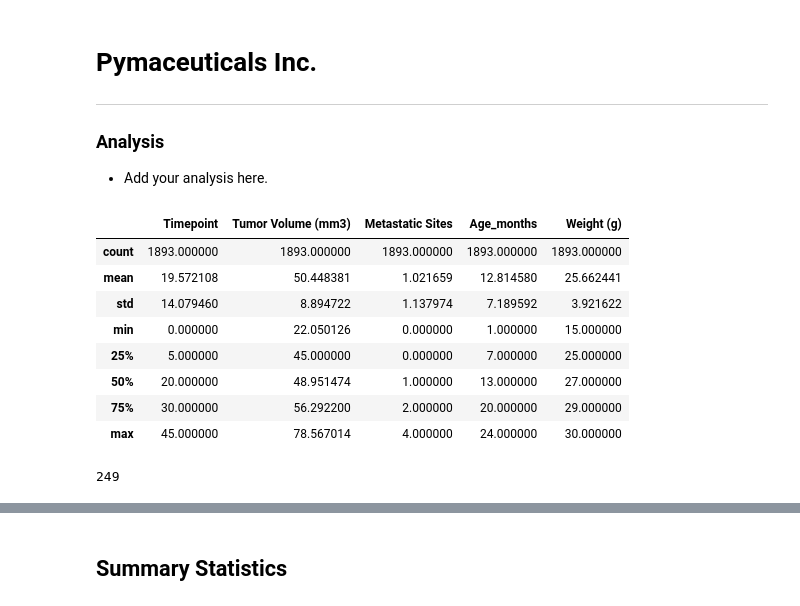
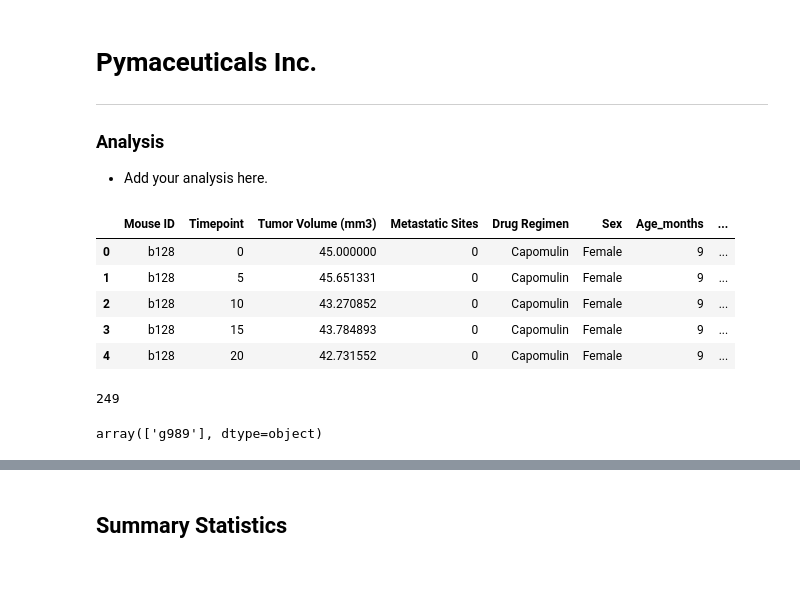
Before and after one commit to kgndirangu/pymaceuticlas, a Jupyter notebook: pymaceuticals_starter_KN.ipynb, the cells around one changed output, grey strips where cells are left out. Drawn from its saved outputs; the diff is of its cells as text; code cells hidden in the pictures; blank space fills up the shorter version.

```diff
--- a/pymaceuticals_starter_KN.ipynb
+++ b/pymaceuticals_starter_KN.ipynb
@@ -8,34 +8,31 @@
 # %%
 # Dependencies and Setup
 import matplotlib.pyplot as plt
 import pandas as pd
 import scipy.stats as st
 
 # Study data files
 mouse_metadata_path = "data/Mouse_metadata.csv"
 study_results_path = "data/Study_results.csv"
 
 # Read the mouse data and the study results
 mouse_metadata = pd.read_csv(mouse_metadata_path)
 study_results = pd.read_csv(study_results_path)
 
 # Combine the data into a single DataFrame
-#merge on left vs inner????
+#default inner
 mouse_results = pd.merge(study_results, mouse_metadata, on=["Mouse ID"])
 
 # Display the data table for preview, all rows accounted for howvwer it is sorted on ID instead of timepoint
 mouse_results.head()
-mouse_results.describe()
+#mouse_results.describe()
 # %% [output]
-|  | Timepoint | Tumor Volume (mm3) | Metastatic Sites | Age_months | Weight (g) |
-| count | 1893.000000 | 1893.000000 | 1893.000000 | 1893.000000 | 1893.000000 |
-| mean | 19.572108 | 50.448381 | 1.021659 | 12.814580 | 25.662441 |
-| std | 14.079460 | 8.894722 | 1.137974 | 7.189592 | 3.921622 |
-| min | 0.000000 | 22.050126 | 0.000000 | 1.000000 | 15.000000 |
-| 25% | 5.000000 | 45.000000 | 0.000000 | 7.000000 | 25.000000 |
-| 50% | 20.000000 | 48.951474 | 1.000000 | 13.000000 | 27.000000 |
-| 75% | 30.000000 | 56.292200 | 2.000000 | 20.000000 | 29.000000 |
-| max | 45.000000 | 78.567014 | 4.000000 | 24.000000 | 30.000000 |
+|  | Mouse ID | Timepoint | Tumor Volume (mm3) | Metastatic Sites | Drug Regimen | Sex | Age_months | ... |
+| 0 | b128 | 0 | 45.000000 | 0 | Capomulin | Female | 9 | ... |
+| 1 | b128 | 5 | 45.651331 | 0 | Capomulin | Female | 9 | ... |
+| 2 | b128 | 10 | 43.270852 | 0 | Capomulin | Female | 9 | ... |
+| 3 | b128 | 15 | 43.784893 | 0 | Capomulin | Female | 9 | ... |
+| 4 | b128 | 20 | 42.731552 | 0 | Capomulin | Female | 9 | ... |
 # %%
 # Checking the number of mice.
 mouse_count = mouse_results["Mouse ID"].nunique()
@@ -45,6 +42,11 @@ mouse_count
 # %%
 # Our data should be uniquely identified by Mouse ID and Timepoint
 # Get the duplicate mice by ID number that shows up for Mouse ID and Timepoint.
-##???????????????? dropna
+
+#https://stackoverflow.com/questions/46640945/grouping-by-multiple-columns-to-find-duplicate-rows-pandas
+dupe_mouse = mouse_results[mouse_results.duplicated(subset=['Mouse ID','Timepoint'], keep=False)]
+dupe_mouse["Mouse ID"].unique()
+# %% [output]
+array(['g989'], dtype=object)
 # %%
 # Optional: Get all the data for the duplicate mouse ID.
```
Also changed, not shown: parts of 16 cells of this notebook.
